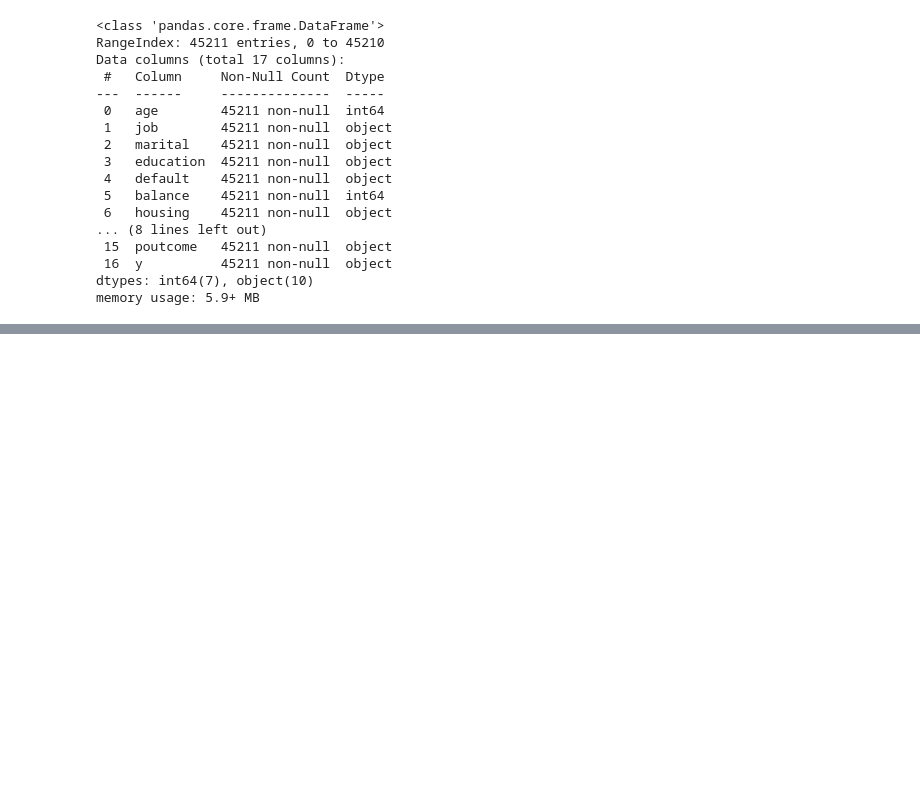
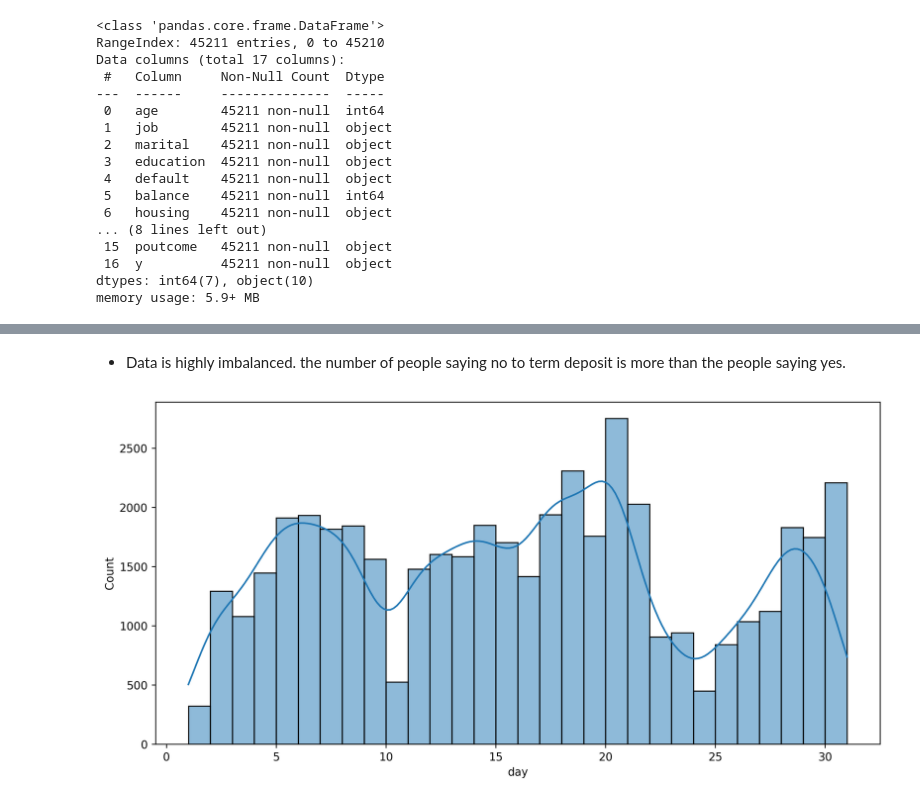
Before and after one commit to VishnuTanpure/EccelR_Assignments, a Jupyter notebook: Assignment_6_Logistic_Regression.ipynb, the cells around one changed output, grey strips where cells are left out. Saved outputs shown, nothing was run; the diff lists cells and outputs as text; code cells hidden in the pictures; blank space fills up the shorter version.

```diff
--- a/Assignment_6_Logistic_Regression.ipynb
+++ b/Assignment_6_Logistic_Regression.ipynb
@@ -233,0 +141,9 @@ for col in discrete_feature:
+# %% [markdown]
+* Data is highly imbalanced. the number of people saying no to term deposit is more than the people saying yes.
+# %%
+# day : last contact day of the month
+sns.histplot(data = df['day'], kde = True, bins=30)
+plt.tight_layout()
+plt.show()
+# %% [output]
+[figure, added]
```
Also changed, not shown: parts of 86 cells of this notebook.
